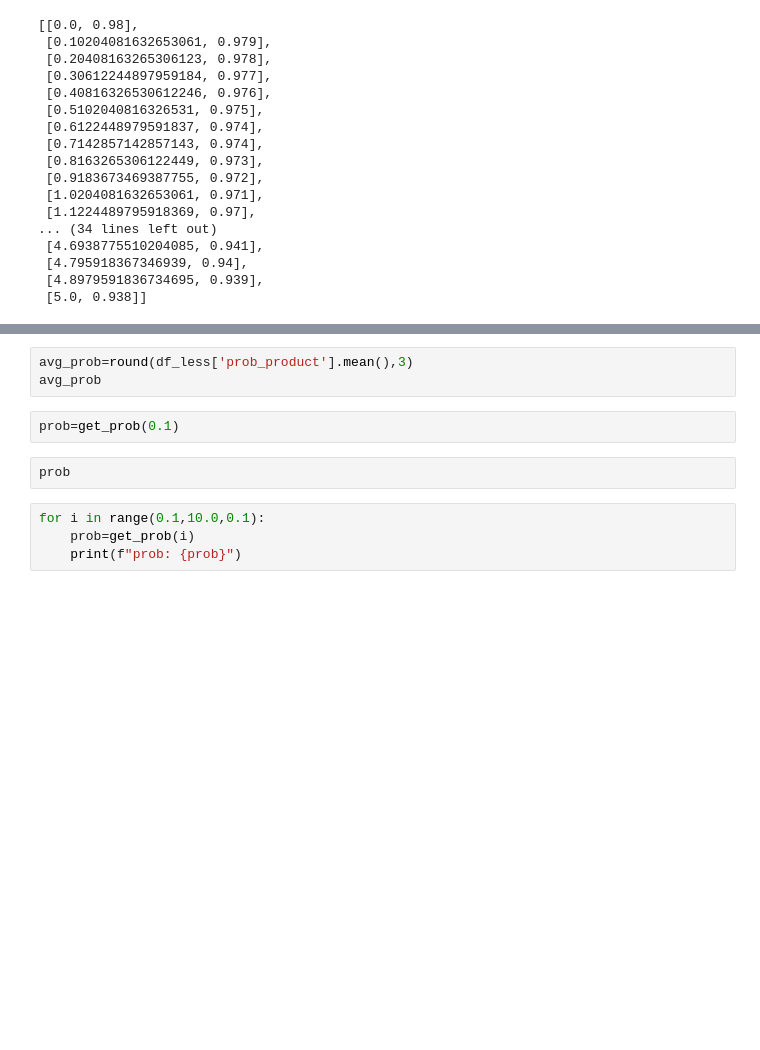
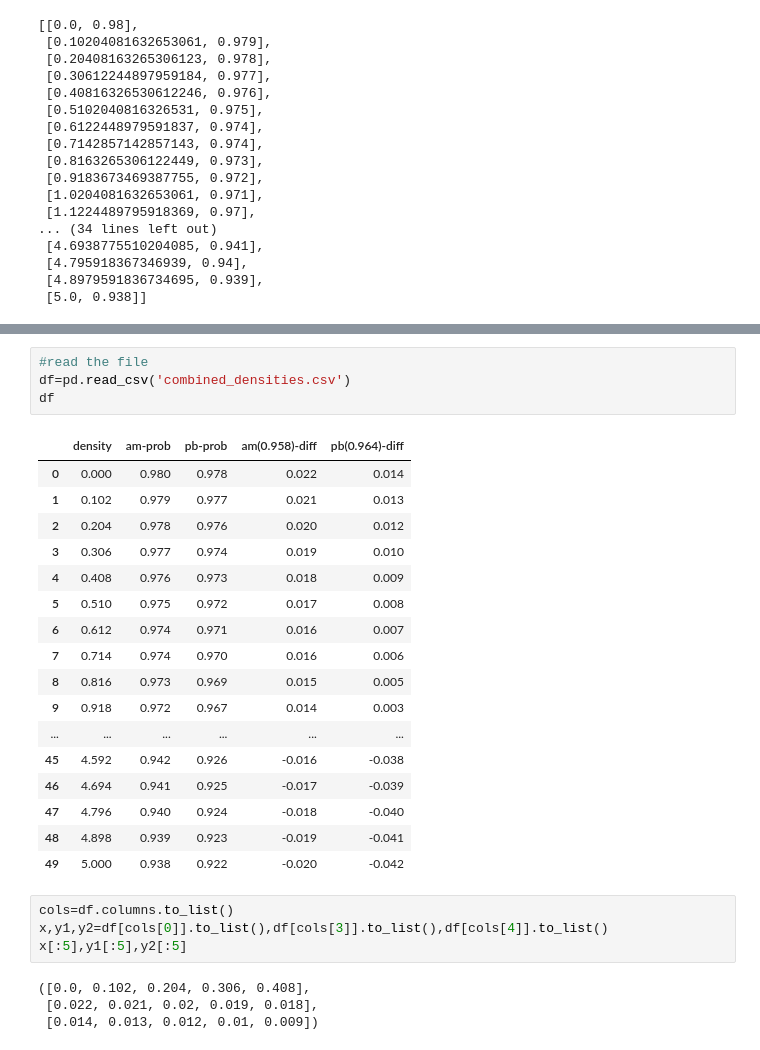
Before and after one commit to bhattathakur/mylab, a Jupyter notebook: ryanfiles/macros/bead_analysis.ipynb, the cells around one changed output, grey strips where cells are left out. Saved outputs shown, nothing was run; the diff lists cells and outputs as text; blank space fills up the shorter version.

```diff
--- a/ryanfiles/macros/bead_analysis.ipynb
+++ b/ryanfiles/macros/bead_analysis.ipynb
@@ -343,11 +368,30 @@ get_prob(0.3)
+# %%
+#read the file
+df=pd.read_csv('combined_densities.csv')
+df
+# %% [output]
+|  | density | am-prob | pb-prob | am(0.958)-diff | pb(0.964)-diff |
+| 0 | 0.000 | 0.980 | 0.978 | 0.022 | 0.014 |
+| 1 | 0.102 | 0.979 | 0.977 | 0.021 | 0.013 |
+| 2 | 0.204 | 0.978 | 0.976 | 0.020 | 0.012 |
+| 3 | 0.306 | 0.977 | 0.974 | 0.019 | 0.010 |
+| 4 | 0.408 | 0.976 | 0.973 | 0.018 | 0.009 |
+| 5 | 0.510 | 0.975 | 0.972 | 0.017 | 0.008 |
+| 6 | 0.612 | 0.974 | 0.971 | 0.016 | 0.007 |
+| 7 | 0.714 | 0.974 | 0.970 | 0.016 | 0.006 |
+| 8 | 0.816 | 0.973 | 0.969 | 0.015 | 0.005 |
+| 9 | 0.918 | 0.972 | 0.967 | 0.014 | 0.003 |
+| ... | ... | ... | ... | ... | ... |
+| 45 | 4.592 | 0.942 | 0.926 | -0.016 | -0.038 |
+| 46 | 4.694 | 0.941 | 0.925 | -0.017 | -0.039 |
+| 47 | 4.796 | 0.940 | 0.924 | -0.018 | -0.040 |
+| 48 | 4.898 | 0.939 | 0.923 | -0.019 | -0.041 |
+| 49 | 5.000 | 0.938 | 0.922 | -0.020 | -0.042 |
 # %%
-avg_prob=round(df_less['prob_product'].mean(),3)
-avg_prob
+cols=df.columns.to_list()
+x,y1,y2=df[cols[0]].to_list(),df[cols[3]].to_list(),df[cols[4]].to_list()
+x[:5],y1[:5],y2[:5]
+# %% [output]
+([0.0, 0.102, 0.204, 0.306, 0.408],
+ [0.022, 0.021, 0.02, 0.019, 0.018],
+ [0.014, 0.013, 0.012, 0.01, 0.009])
-# %%
-prob=get_prob(0.1)
-# %%
-prob
-# %%
-for i in range(0.1,10.0,0.1):
-    prob=get_prob(i)
-    print(f"prob: {prob}")
```
Also changed, not shown: parts of 7 cells of this notebook, 1 other file.
